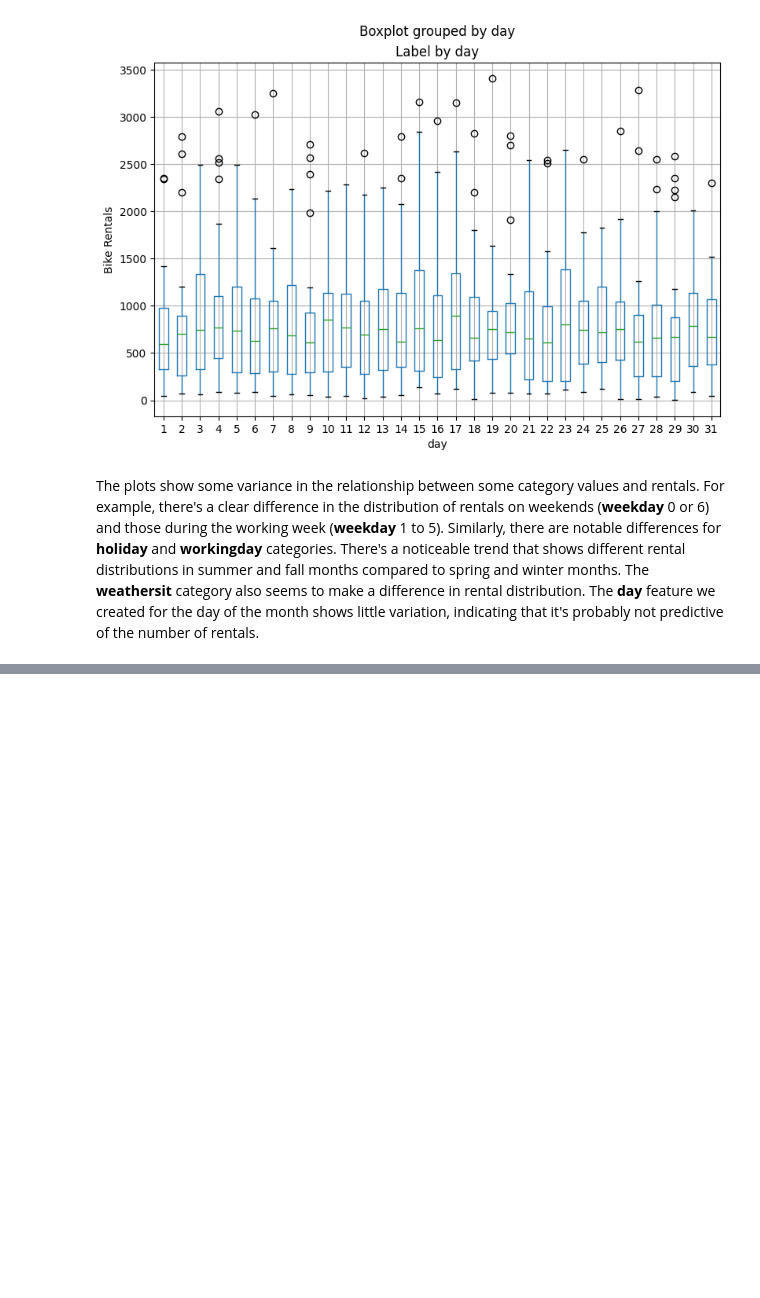
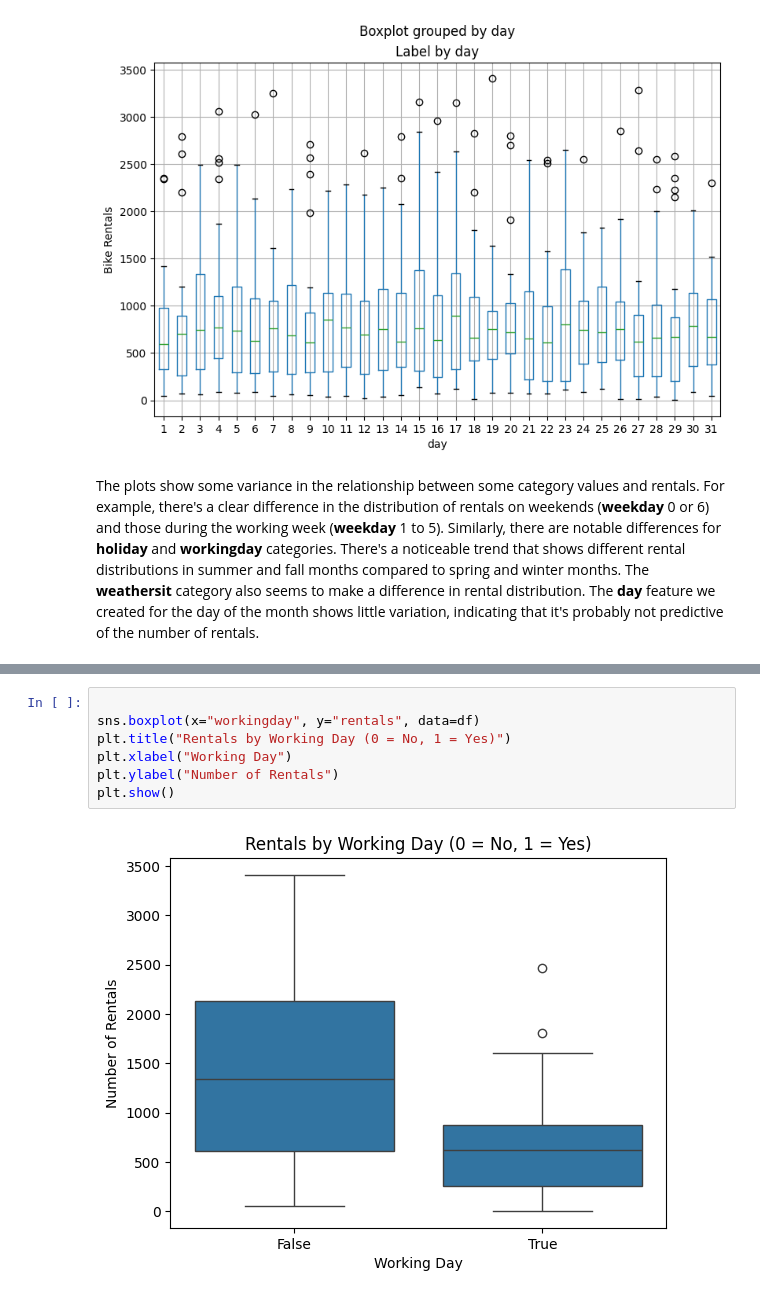
Before and after one commit to ash322ash422/tut_ml, a Jupyter notebook: tut_regression_linear_regression/tut_ml_linearReg_multipleVar_daily_bike_part1_EDA.ipynb, the cells around one changed output, grey strips where cells are left out. Saved outputs shown, nothing was run; the diff lists cells and outputs as text; blank space fills up the shorter version.

```diff
--- a/tut_regression_linear_regression/tut_ml_linearReg_multipleVar_daily_bike_v2_detailed.ipynb
+++ b/tut_regression_linear_regression/tut_ml_linearReg_multipleVar_daily_bike_part1_EDA.ipynb
@@ -573,0 +357,9 @@ for prediction in results:
+# %%
+
+sns.boxplot(x="workingday", y="rentals", data=df)
+plt.title("Rentals by Working Day (0 = No, 1 = Yes)")
+plt.xlabel("Working Day")
+plt.ylabel("Number of Rentals")
+plt.show()
+# %% [output]
+[figure, added]
```
Also changed, not shown: parts of 51 cells of this notebook, 6 other files.
